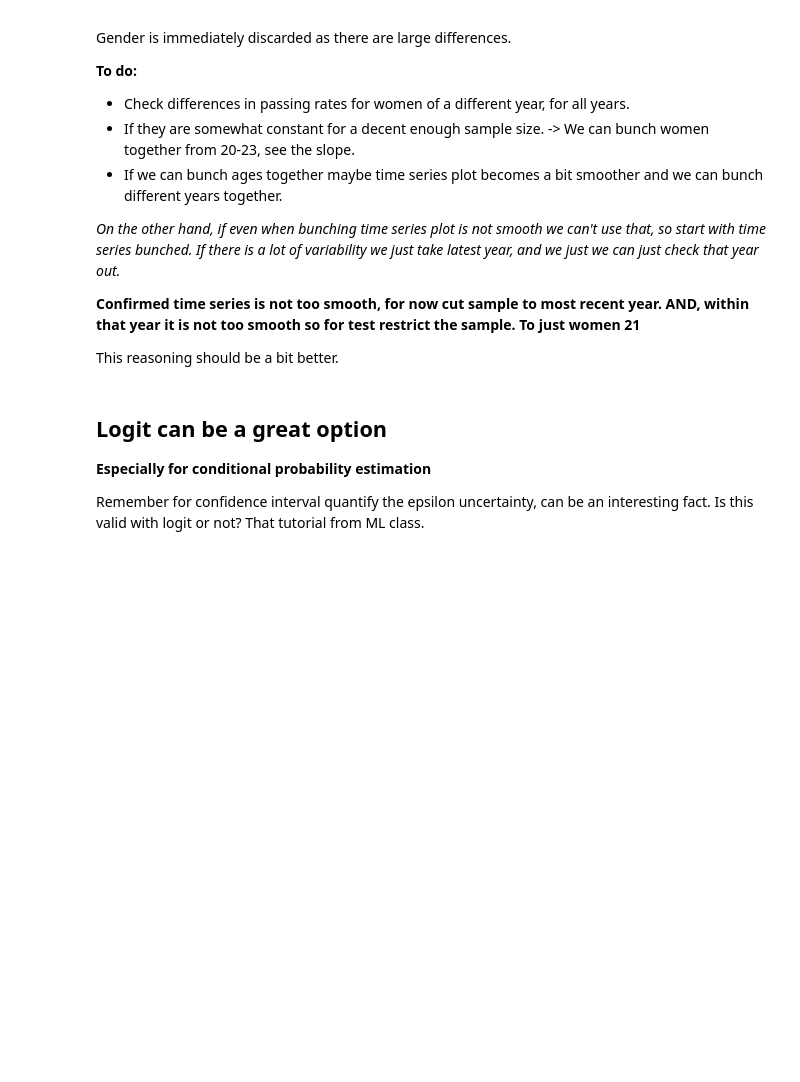
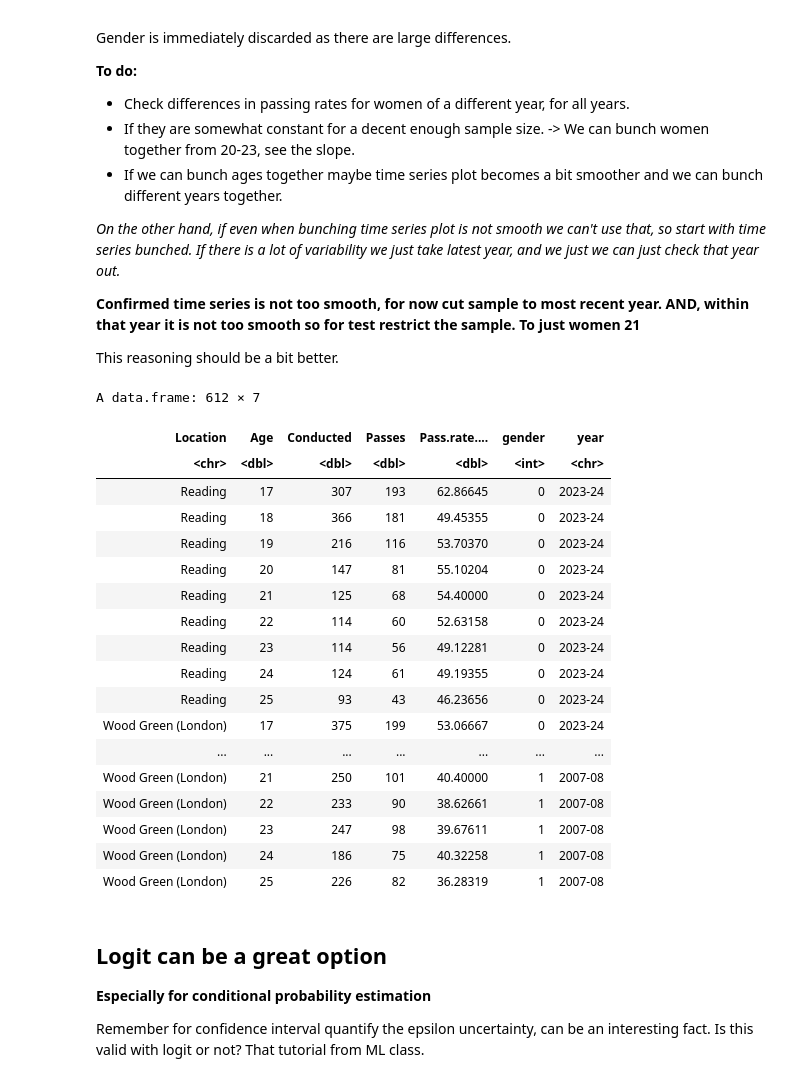
Before and after one commit to gtobias-larrauri/stats-project, a Jupyter notebook: Stats_project.ipynb, the cells around one changed output. Cells and saved outputs as stored; diff of their text form; code cells hidden in the pictures; blank space fills up the shorter version.

```diff
--- a/Stats_project.ipynb
+++ b/Stats_project.ipynb
@@ -44,6 +58,30 @@ Gender is immediately discarded as there are large differences.
 
 
 This reasoning should be a bit better.
+# %%
+passing_rates_reading <- read.csv("passing_rates_reading.csv")
+# %%
+passing_rates_reading
+# %% [output]
+A data.frame: 612 × 7
+| Location | Age | Conducted | Passes | Pass.rate.... | gender | year |
+| <chr> | <dbl> | <dbl> | <dbl> | <dbl> | <int> | <chr> |
+| Reading | 17 | 307 | 193 | 62.86645 | 0 | 2023-24 |
+| Reading | 18 | 366 | 181 | 49.45355 | 0 | 2023-24 |
+| Reading | 19 | 216 | 116 | 53.70370 | 0 | 2023-24 |
+| Reading | 20 | 147 | 81 | 55.10204 | 0 | 2023-24 |
+| Reading | 21 | 125 | 68 | 54.40000 | 0 | 2023-24 |
+| Reading | 22 | 114 | 60 | 52.63158 | 0 | 2023-24 |
+| Reading | 23 | 114 | 56 | 49.12281 | 0 | 2023-24 |
+| Reading | 24 | 124 | 61 | 49.19355 | 0 | 2023-24 |
+| Reading | 25 | 93 | 43 | 46.23656 | 0 | 2023-24 |
+| Wood Green (London) | 17 | 375 | 199 | 53.06667 | 0 | 2023-24 |
+| ... | ... | ... | ... | ... | ... | ... |
+| Wood Green (London) | 21 | 250 | 101 | 40.40000 | 1 | 2007-08 |
+| Wood Green (London) | 22 | 233 | 90 | 38.62661 | 1 | 2007-08 |
+| Wood Green (London) | 23 | 247 | 98 | 39.67611 | 1 | 2007-08 |
+| Wood Green (London) | 24 | 186 | 75 | 40.32258 | 1 | 2007-08 |
+| Wood Green (London) | 25 | 226 | 82 | 36.28319 | 1 | 2007-08 |
 # %% [markdown]
 ## Logit can be a great option
 <b>Especially for conditional probability estimation<b>
```
Also changed, not shown: parts of 21 cells of this notebook, 3 other files.
